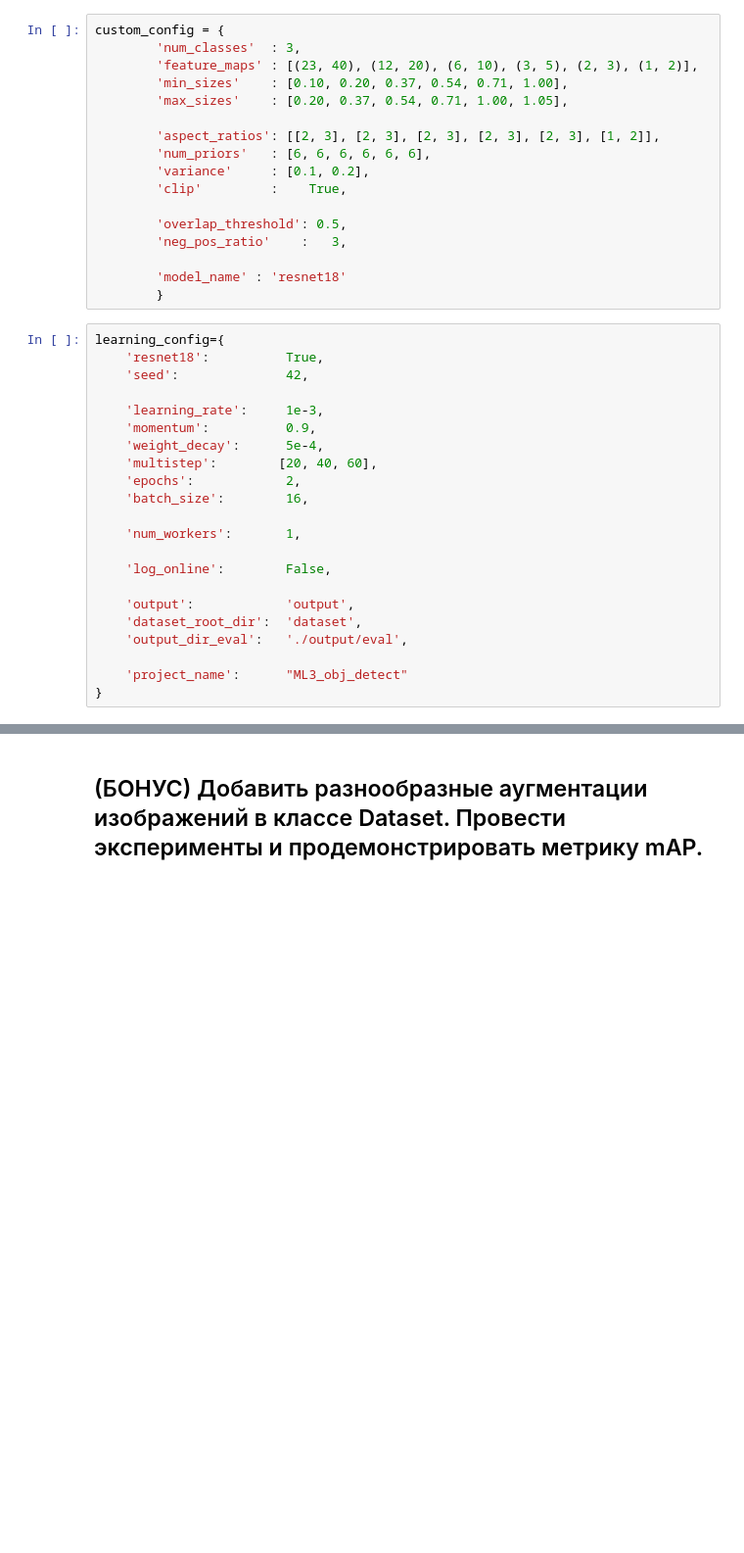
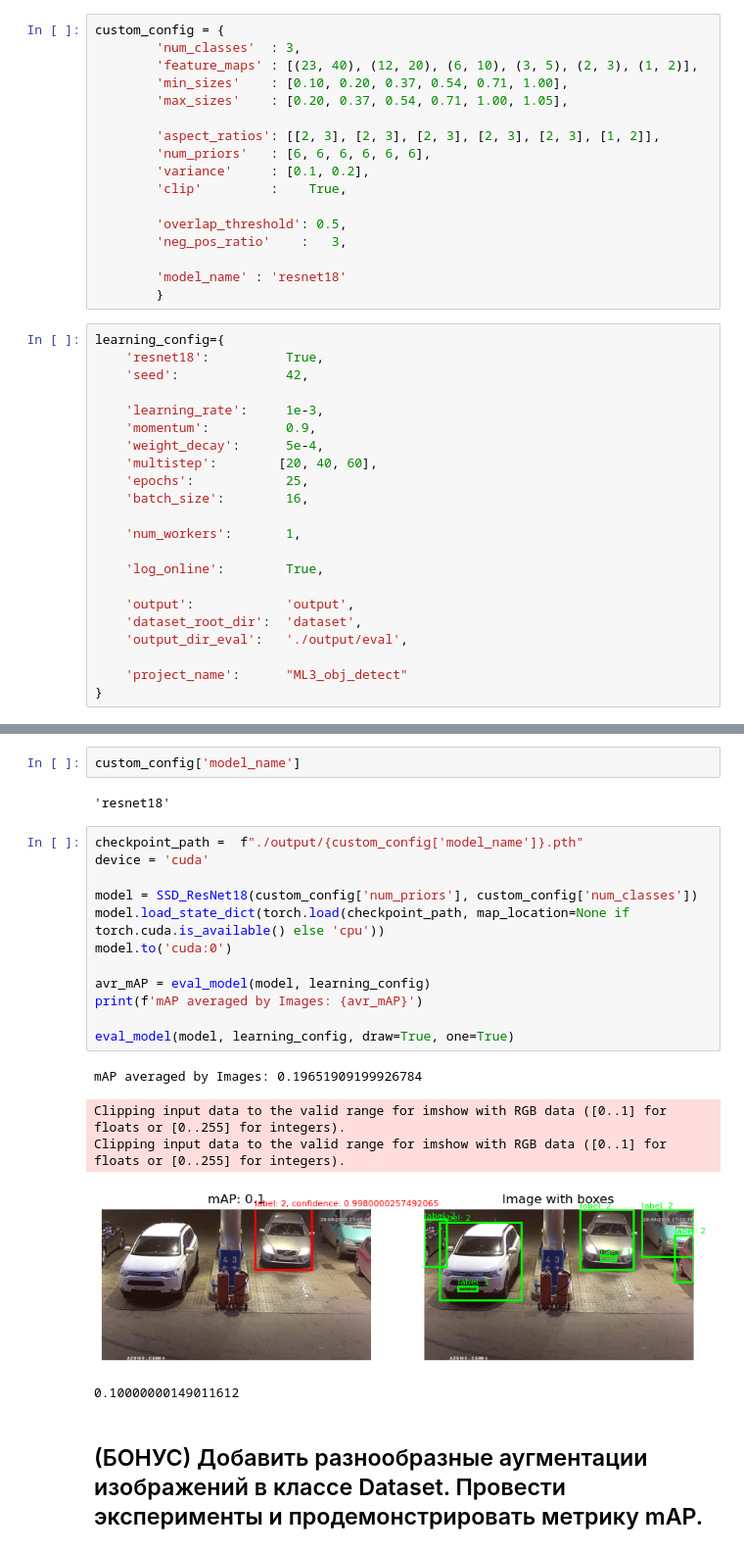
Before and after one commit to JuliaKudryavtseva/object_detection, a Jupyter notebook: Julia_Kudryavtseva_HW3(SingleShotDetector).ipynb, the cells around one changed output, grey strips where cells are left out. Shown at 98% size. Saved outputs shown, nothing was run; the diff lists cells and outputs as text; blank space fills up the shorter version.

Commit message:
save resnet18

```diff
--- a/Julia_Kudryavtseva_HW3(SingleShotDetector).ipynb
+++ b/Julia_Kudryavtseva_HW3(SingleShotDetector).ipynb
@@ -916,12 +916,12 @@ learning_config={
     'momentum':          0.9,
     'weight_decay':      5e-4,
     'multistep':        [20, 40, 60],
-    'epochs':            2,
+    'epochs':            25,
     'batch_size':        16,
 
     'num_workers':       1,
 
-    'log_online':        False,
+    'log_online':        True,
 
     'output':            'output',
     'dataset_root_dir':  'dataset',
@@ -941,2 +962,24 @@ Time in min.: 17.15
+# %%
+custom_config['model_name']
+# %% [output]
+'resnet18'
+# %%
+checkpoint_path =  f"./output/{custom_config['model_name']}.pth"
+device = 'cuda'
+
+model = SSD_ResNet18(custom_config['num_priors'], custom_config['num_classes'])
+model.load_state_dict(torch.load(checkpoint_path, map_location=None if torch.cuda.is_available() else 'cpu'))
+model.to('cuda:0')
+
+avr_mAP = eval_model(model, learning_config)
+print(f'mAP averaged by Images: {avr_mAP}')
+
+eval_model(model, learning_config, draw=True, one=True)
+# %% [output]
+mAP averaged by Images: 0.19651909199926784
+Clipping input data to the valid range for imshow with RGB data ([0..1] for floats or [0..255] for integers).
+Clipping input data to the valid range for imshow with RGB data ([0..1] for floats or [0..255] for integers).
+[figure, added]
+0.10000000149011612
 # %% [markdown]
 ## (БОНУС) Добавить разнообразные аугментации изображений в классе Dataset. Провести эксперименты и продемонстрировать метрику mAP.
```
Also changed, not shown: parts of 1 cell of this notebook.
